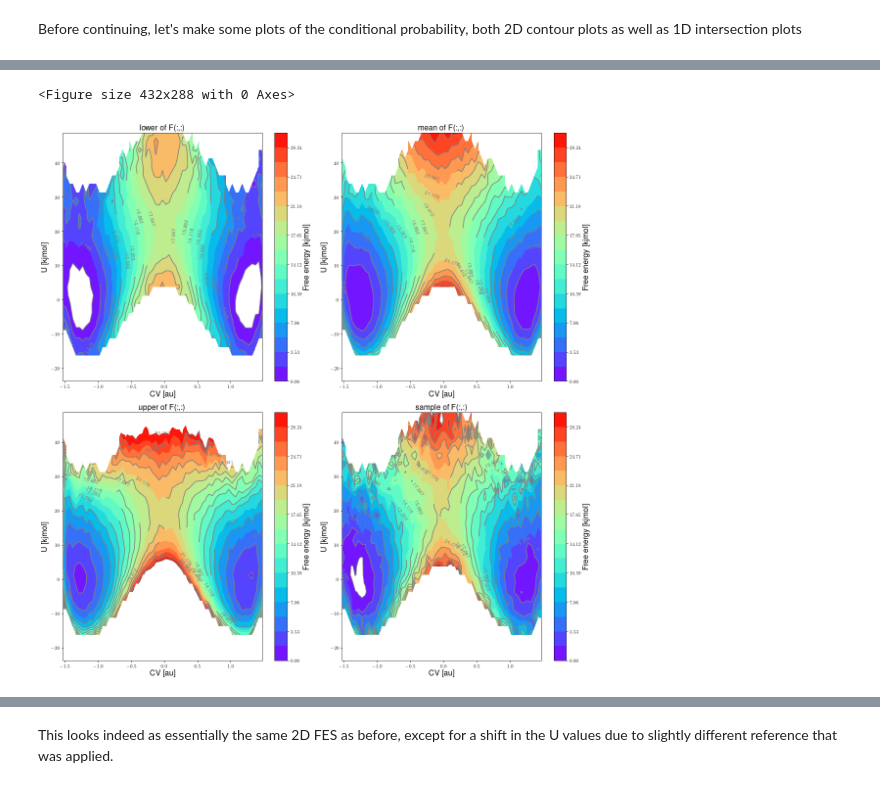
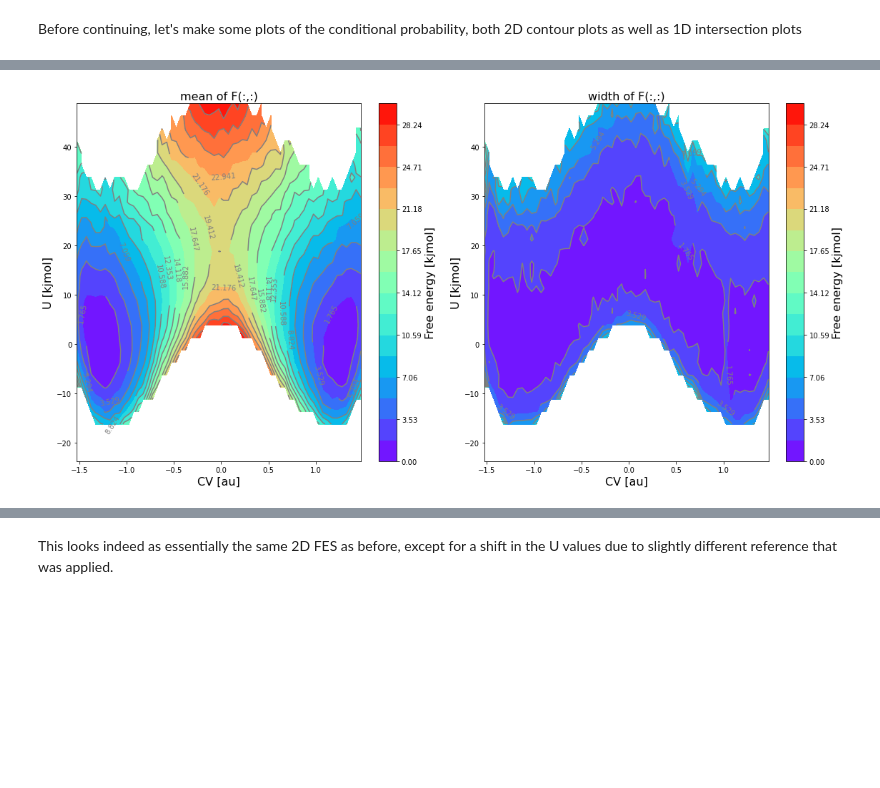
Before and after one commit to molmod/ThermoLIB, a Jupyter notebook: examples/advanced_wham1D_to_2D.ipynb, the cells around one changed output, grey strips where cells are left out. Drawn from its saved outputs; the diff is of its cells as text; code cells hidden in the pictures; blank space fills up the shorter version.

```diff
--- a/examples/advanced_wham1D_to_2D.ipynb
+++ b/examples/advanced_wham1D_to_2D.ipynb
@@ -339,5 +366,5 @@ WARNING: multivariate normal sampling failed using Cholesky decomposition, switc
 WARNING: multivariate normal sampling failed using Cholesky decomposition, switching to method eigh.
 WARNING: multivariate normal sampling failed using Cholesky decomposition, switching to method eigh.
 # %%
-fes2.plot(obss=['lower', 'mean', 'upper', 'sample'], flims=[0,30], ncolors=17, cmap='rainbow')
+fes2.plot(obss=['mean', 'width'], flims=[0,30], ncolors=17, cmap='rainbow')
 # %% [output]
@@ -345,5 +372,4 @@ WARNING: multivariate normal sampling failed using Cholesky decomposition, switc
-<Figure size 432x288 with 0 Axes>
-[figure, old version]
+[figure, new version]
 # %%
 fes2.plot(slicer=[slice(None),13], obss=['mean', 'sample'], linewidths=[2,1], linestyles=['-', '--'], colors=['b',None])
 # %% [output]
```
Also changed, not shown: parts of 39 cells of this notebook, 8 other files.
